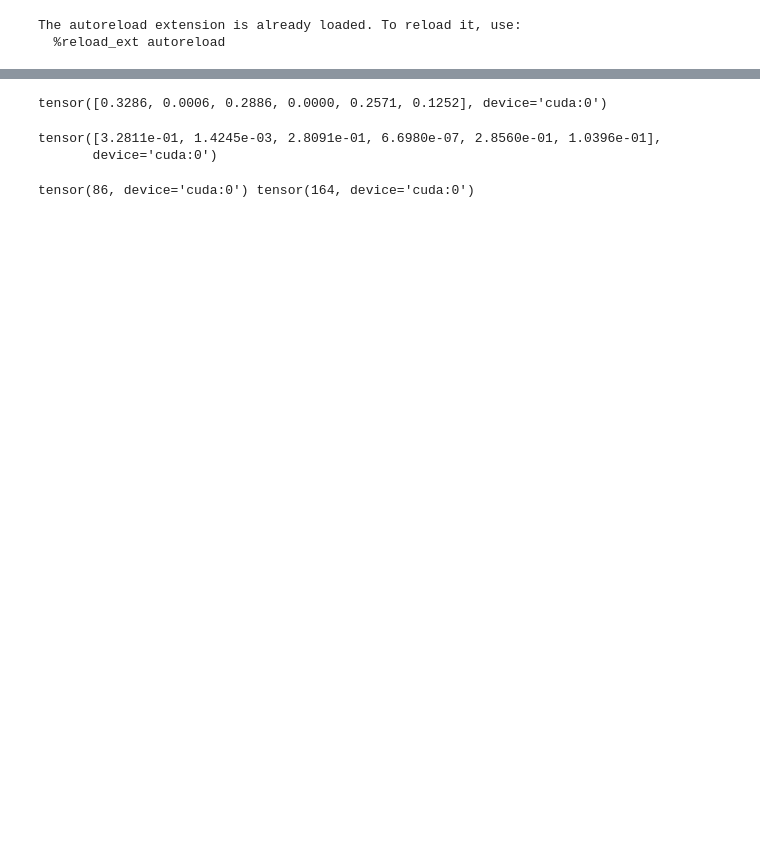
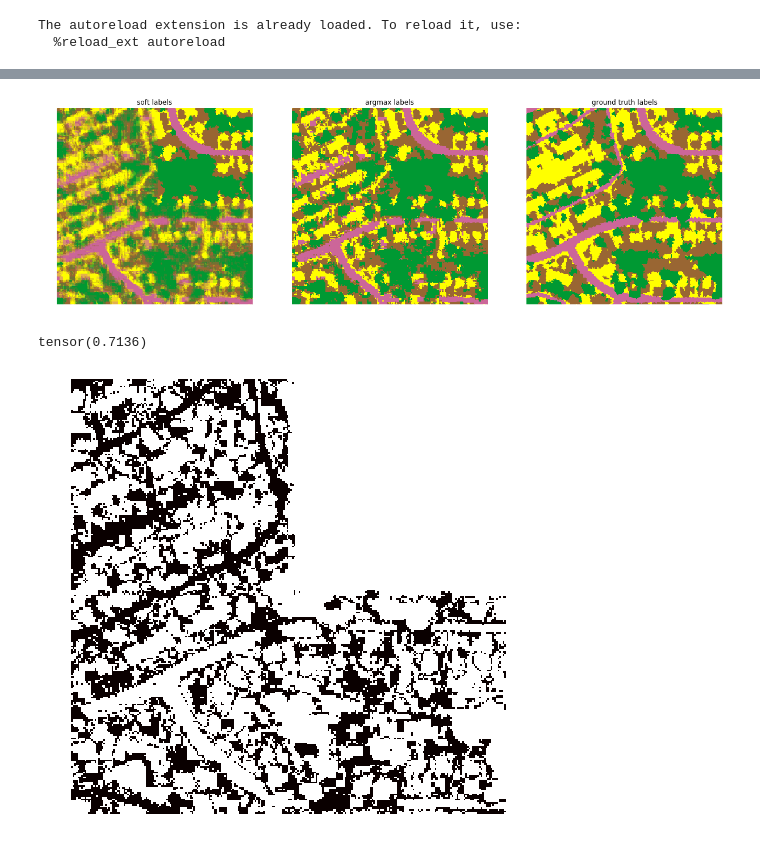
Before and after one commit to t-autran/epitome-pytorch, a Jupyter notebook: Epitome Pytorch.ipynb, the cells around one changed output, grey strips where cells are left out. Drawn from its saved outputs; the diff is of its cells as text; code cells hidden in the pictures; blank space fills up the shorter version.

```diff
--- a/Epitome Pytorch.ipynb
+++ b/Epitome Pytorch.ipynb
@@ -279,20 +359,32 @@ torch.cuda.empty_cache()
 # %%
 #np.savez_compressed('reconstruction',a=z)
 zmax = torch.argmax(z,dim=0)
 z2 = z.permute(1,2,0)
 labels = torch.matmul(z2,palette_torch)/256
 fig=plt.figure(figsize=(21,14))
 fig.add_subplot(131)
 plt.axis('off')
 plt.title('soft labels')
 plt.imshow(labels)
 fig.add_subplot(132)
 plt.axis('off')
 plt.title('argmax labels')
 plt.imshow(palette_torch[zmax].int())
 fig.add_subplot(133)
 plt.axis('off')
 plt.title('ground truth labels')
 plt.imshow(palette_torch[get_labels(tr)].int())
 plt.show()
 plt.close()
+error=zmax.cpu().numpy()-get_labels(tr)[:zmax.shape[0],:zmax.shape[1]]
+print(torch.sum(error==0).float()/zmax.shape[0]**2)
+plt.figure(figsize=(8,8))
+temp = (error==0)
+plt.imshow(temp,cmap='hot',interpolation='nearest')
+plt.axis('off')
+plt.show()
+plt.close()
+# %% [output]
+[figure, added]
+tensor(0.7136)
+[figure, added]
@@ -307,20 +390,0 @@ plt.close()
-# %%
-output_hist = torch.bincount(zmax.view(-1)).float()
-print(output_hist/torch.sum(output_hist))
-# %% [output]
-tensor([0.3286, 0.0006, 0.2886, 0.0000, 0.2571, 0.1252], device='cuda:0')
-# %%
-hist = torch.sum(tfull[0,4:,:,:].view(6,-1),dim=1)
-hist /= torch.sum(hist)
-print(hist)
-# %% [output]
-tensor([3.2811e-01, 1.4245e-03, 2.8091e-01, 6.6980e-07, 2.8560e-01, 1.0396e-01],
-       device='cuda:0')
-# %%
-zstd = z.std(dim=0)
-amax = torch.argmax(zstd)
-zstdx = amax// zstd.shape[0]
-zstdy = amax - zstdx*zstd.shape[0]
-print(zstdx,zstdy)
-# %% [output]
-tensor(86, device='cuda:0') tensor(164, device='cuda:0')
```
Also changed, not shown: parts of 11 cells of this notebook.
